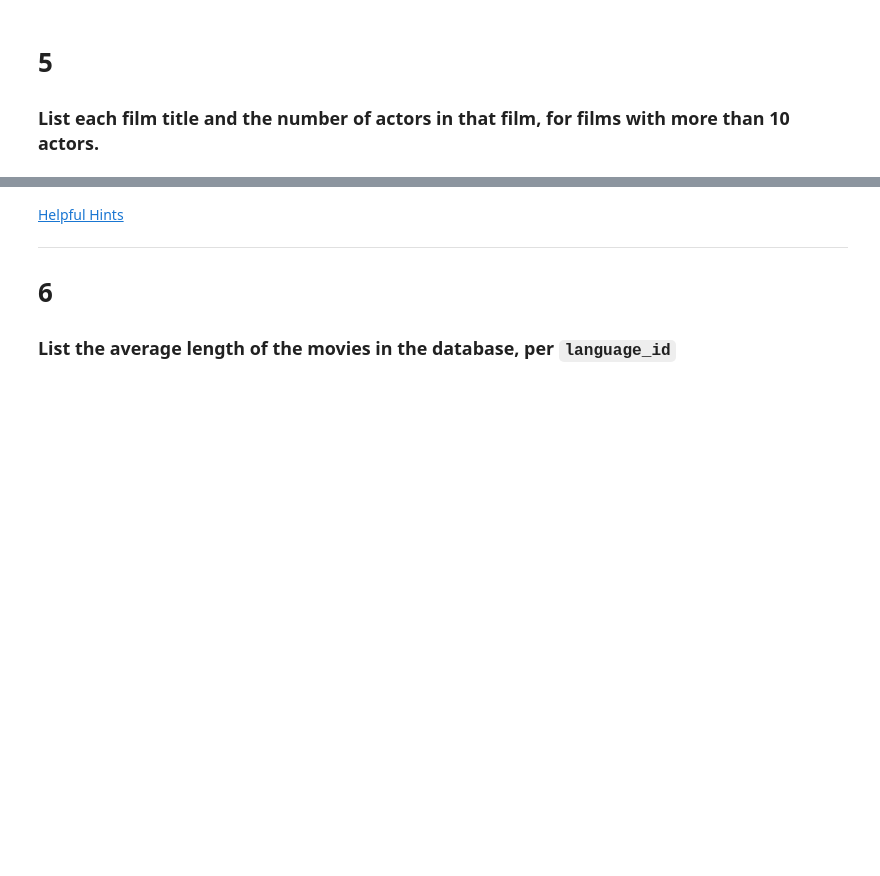
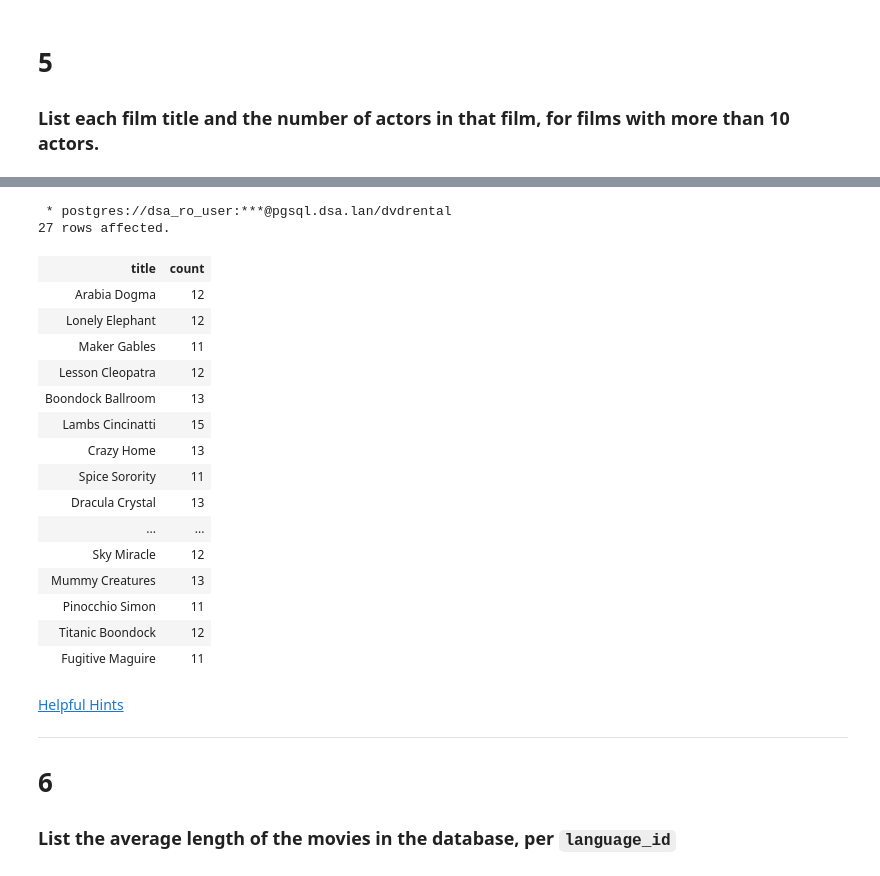
Before and after one commit to may96cc/f21dsa7030, a Jupyter notebook: module3/exercises/Aggregations.ipynb, the cells around one changed output, grey strips where cells are left out. Drawn from its saved outputs; the diff is of its cells as text; code cells hidden in the pictures; blank space fills up the shorter version.

```diff
--- a/module3/exercises/Aggregations.ipynb
+++ b/module3/exercises/Aggregations.ipynb
@@ -71,3 +202,29 @@ EXPLAIN
+# %%
+%%sql
+SELECT title, count(*)
+FROM film JOIN film_actor
+ON film.film_id = film_actor.film_id
+GROUP BY title
+HAVING count(*) > 10 ;
+# %% [output]
+ * postgres://dsa_ro_user:***@pgsql.dsa.lan/dvdrental
+27 rows affected.
+| title | count |
+| Arabia Dogma | 12 |
+| Lonely Elephant | 12 |
+| Maker Gables | 11 |
+| Lesson Cleopatra | 12 |
+| Boondock Ballroom | 13 |
+| Lambs Cincinatti | 15 |
+| Crazy Home | 13 |
+| Spice Sorority | 11 |
+| Dracula Crystal | 13 |
+| ... | ... |
+| Sky Miracle | 12 |
+| Mummy Creatures | 13 |
+| Pinocchio Simon | 11 |
+| Titanic Boondock | 12 |
+| Fugitive Maguire | 11 |
 # %% [markdown]
 [Helpful Hints](https://youtu.be/4dZJoRfP7Kw)
 
```
Also changed, not shown: parts of 38 cells of this notebook, 1 other file.
